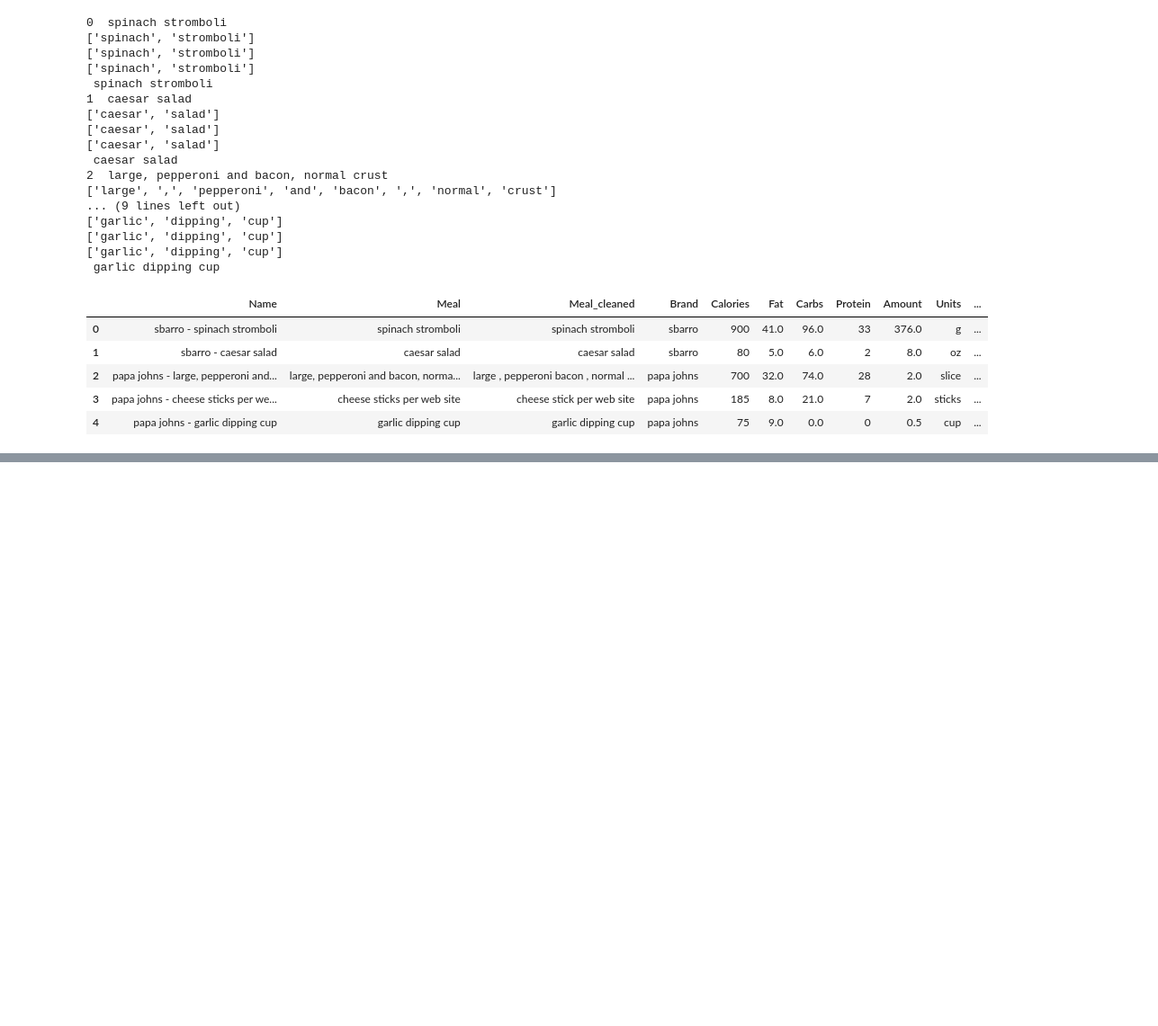
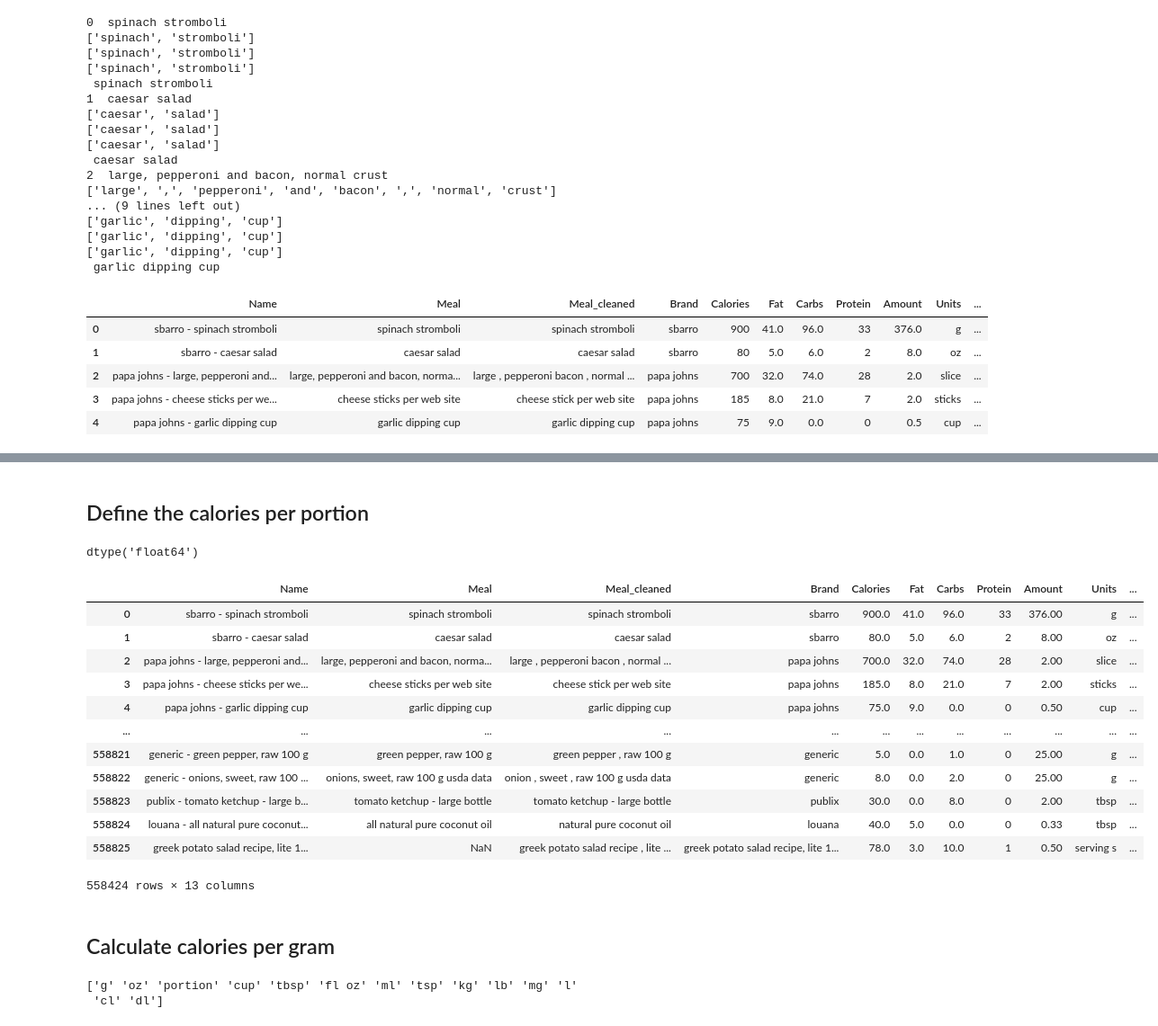
Before and after one commit to thnew/Smart-Food-Diary, a Jupyter notebook: notebooks/thnew-clean-nutrition-dataset.ipynb, the cells around one changed output, grey strips where cells are left out. Shown: that part at 90% size. Saved outputs shown, nothing was run; the diff lists cells and outputs as text; code cells hidden in the pictures; blank space fills up the shorter version.

```diff
--- a/notebooks/thnew-clean-nutrition-dataset.ipynb
+++ b/notebooks/thnew-clean-nutrition-dataset.ipynb
@@ -125,0 +132,2 @@ nutrition_dataset.head(5)
+# %%
+df['Units'] = df['Units'].str.strip().str.lower()
@@ -125,0 +179,3 @@ nutrition_dataset.head(5)
+# %%
+# Found someone who mistypoed kg as lg
+df.loc[df['Units'] == 'lg', ['Units']] = 'kg'
@@ -125,0 +746,55 @@ nutrition_dataset.head(5)
+# %% [markdown]
+## Define the calories per portion
+# %%
+# Those with amount 0, impute 1
+df['Amount'] = df['Amount'].replace(0, 1)
+df['Amount'] = df['Amount'].replace('kg', 1)
+df['Amount'] = df['Amount'].astype(float)
+
+df['Amount'].dtypes
+# %% [output]
+dtype('float64')
+# %%
+df['Calories'] = df['Calories'].replace('kg', 1)
+df['Calories'] = df['Calories'].astype(float)
+# %%
+df.loc[df['Units_cleaned'] == 'portion', 'Calories Per Portion'] = df['Calories'] / df['Amount']
+df
+# %% [output]
+|  | Name | Meal | Meal_cleaned | Brand | Calories | Fat | Carbs | Protein | Amount | Units | ... |
+| 0 | sbarro - spinach stromboli | spinach stromboli | spinach stromboli | sbarro | 900.0 | 41.0 | 96.0 | 33 | 376.00 | g | ... |
+| 1 | sbarro - caesar salad | caesar salad | caesar salad | sbarro | 80.0 | 5.0 | 6.0 | 2 | 8.00 | oz | ... |
+| 2 | papa johns - large, pepperoni and... | large, pepperoni and bacon, norma... | large , pepperoni bacon , normal ... | papa johns | 700.0 | 32.0 | 74.0 | 28 | 2.00 | slice | ... |
+| 3 | papa johns - cheese sticks per we... | cheese sticks per web site | cheese stick per web site | papa johns | 185.0 | 8.0 | 21.0 | 7 | 2.00 | sticks | ... |
+| 4 | papa johns - garlic dipping cup | garlic dipping cup | garlic dipping cup | papa johns | 75.0 | 9.0 | 0.0 | 0 | 0.50 | cup | ... |
+| ... | ... | ... | ... | ... | ... | ... | ... | ... | ... | ... | ... |
+| 558821 | generic - green pepper, raw 100 g | green pepper, raw 100 g | green pepper , raw 100 g | generic | 5.0 | 0.0 | 1.0 | 0 | 25.00 | g | ... |
+| 558822 | generic - onions, sweet, raw 100 ... | onions, sweet, raw 100 g usda data | onion , sweet , raw 100 g usda data | generic | 8.0 | 0.0 | 2.0 | 0 | 25.00 | g | ... |
+| 558823 | publix - tomato ketchup - large b... | tomato ketchup - large bottle | tomato ketchup - large bottle | publix | 30.0 | 0.0 | 8.0 | 0 | 2.00 | tbsp | ... |
+| 558824 | louana - all natural pure coconut... | all natural pure coconut oil | natural pure coconut oil | louana | 40.0 | 5.0 | 0.0 | 0 | 0.33 | tbsp | ... |
+| 558825 | greek potato salad recipe, lite 1... | NaN | greek potato salad recipe , lite ... | greek potato salad recipe, lite 1... | 78.0 | 3.0 | 10.0 | 1 | 0.50 | serving s | ... |
+558424 rows × 13 columns
+# %% [markdown]
+## Calculate calories per gram
+# %%
+#df[df['Units_cleaned'] != 'portion']
+print(df['Units_cleaned'].unique())
+
+to_gram_factors = {
+    'g': 1,
+    'oz': 28.3495,
+    'cup': 236.588,
+    'tbsp': 14.7868,
+    'fl oz': 29.5735,
+    'tsp': 4.92892,
+    'kg': 1000,
+    'mg': 0.001,
+    'lb': 453.592,
+    'l': 1000,
+    'dl': 100,
+    'cl': 10,
+    'ml': 1,
+}
+# %% [output]
+['g' 'oz' 'portion' 'cup' 'tbsp' 'fl oz' 'ml' 'tsp' 'kg' 'lb' 'mg' 'l'
+ 'cl' 'dl']
```
Also changed, not shown: parts of 23 cells of this notebook, 7 other files.
